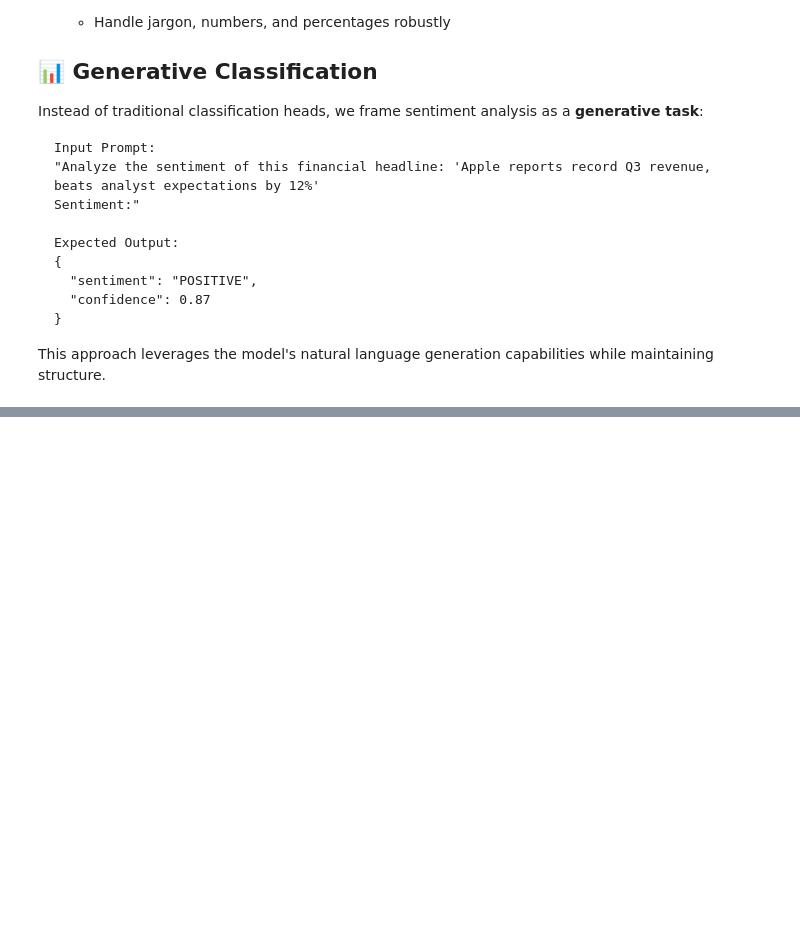
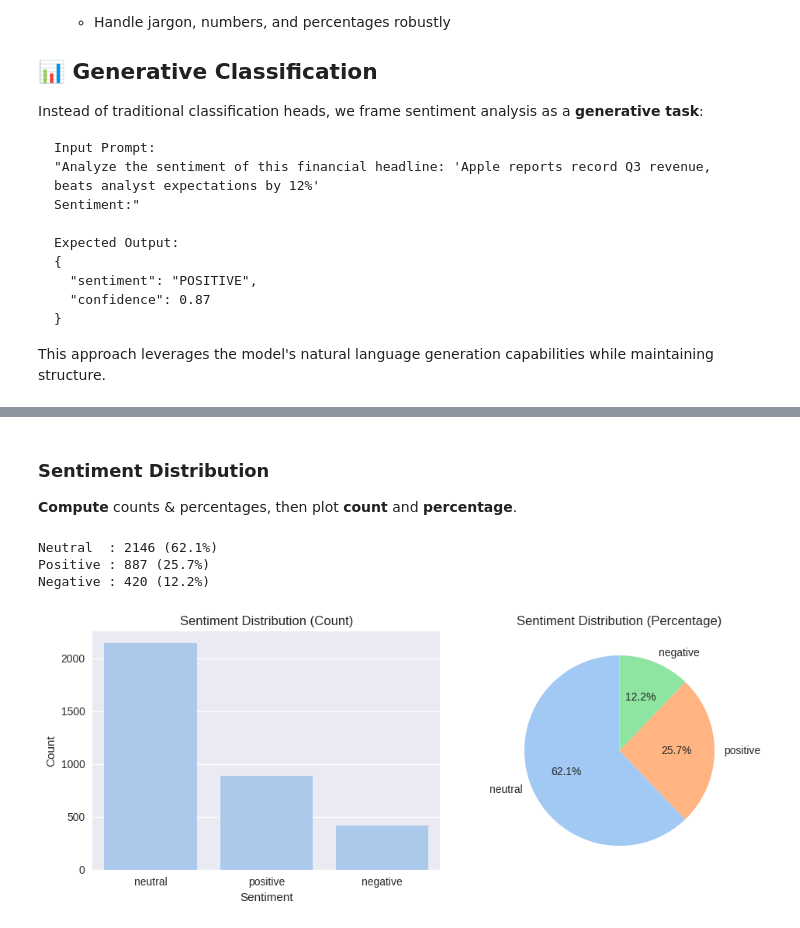
Before and after one commit to amanzoni1/Fine_Tuning, a Jupyter notebook: SFT_Gemma_7B_Instruct.ipynb, the cells around one changed output, grey strips where cells are left out. Drawn from its saved outputs; the diff is of its cells as text; code cells hidden in the pictures; blank space fills up the shorter version.

```diff
--- a/SFT_Gemma_7B_Instruct.ipynb
+++ b/SFT_Gemma_7B_Instruct.ipynb
@@ -89,3 +52,0 @@ from transformers import AutoTokenizer
-# %%
-plt.style.use('seaborn-v0_8')
-sns.set_palette("husl")
@@ -659,0 +66,4 @@ Make sure to have access to it at https://huggingface.co/google/gemma-7b-it.
+# %%
+# Configure plotting style
+plt.style.use('seaborn-v0_8')
+sns.set_palette("pastel")
@@ -659,0 +98,6 @@ Make sure to have access to it at https://huggingface.co/google/gemma-7b-it.
+# %%
+# Extract the train split
+dataset = load_dataset("financial_phrasebank", "sentences_75agree", split="train")
+
+print("\nDataset object:\n", dataset)
+print(f"\nUsing 'train' split with {len(dataset)} examples.")
@@ -659,0 +145,34 @@ Make sure to have access to it at https://huggingface.co/google/gemma-7b-it.
+# %% [markdown]
+### Sentiment Distribution
+
+**Compute** counts & percentages, then plot **count** and **percentage**.
+# %%
+# Build label→count mapping
+label_names = dataset.features["label"].names
+counts = Counter(label_names[l] for l in dataset["label"])
+total = sum(counts.values())
+
+# Print counts and percentages
+for name, cnt in counts.items():
+    pct = cnt / total * 100
+    print(f"{name.capitalize():9s}: {cnt} ({pct:.1f}%)")
+
+# Plot count distribution
+fig, (ax1, ax2) = plt.subplots(1, 2, figsize=(10, 4))
+# Bar chart (Count)
+sns.barplot(x=list(counts.keys()), y=list(counts.values()), ax=ax1)
+ax1.set_title("Sentiment Distribution (Count)")
+ax1.set_xlabel("Sentiment")
+ax1.set_ylabel("Count")
+
+# Pie chart (Percentage)
+ax2.pie(counts.values(), labels=counts.keys(), autopct="%1.1f%%", startangle=90)
+ax2.set_title("Sentiment Distribution (Percentage)")
+
+plt.tight_layout()
+plt.show()
+# %% [output]
+Neutral  : 2146 (62.1%)
+Positive : 887 (25.7%)
+Negative : 420 (12.2%)
+[figure, added]
```
Also changed, not shown: parts of 34 cells of this notebook.
